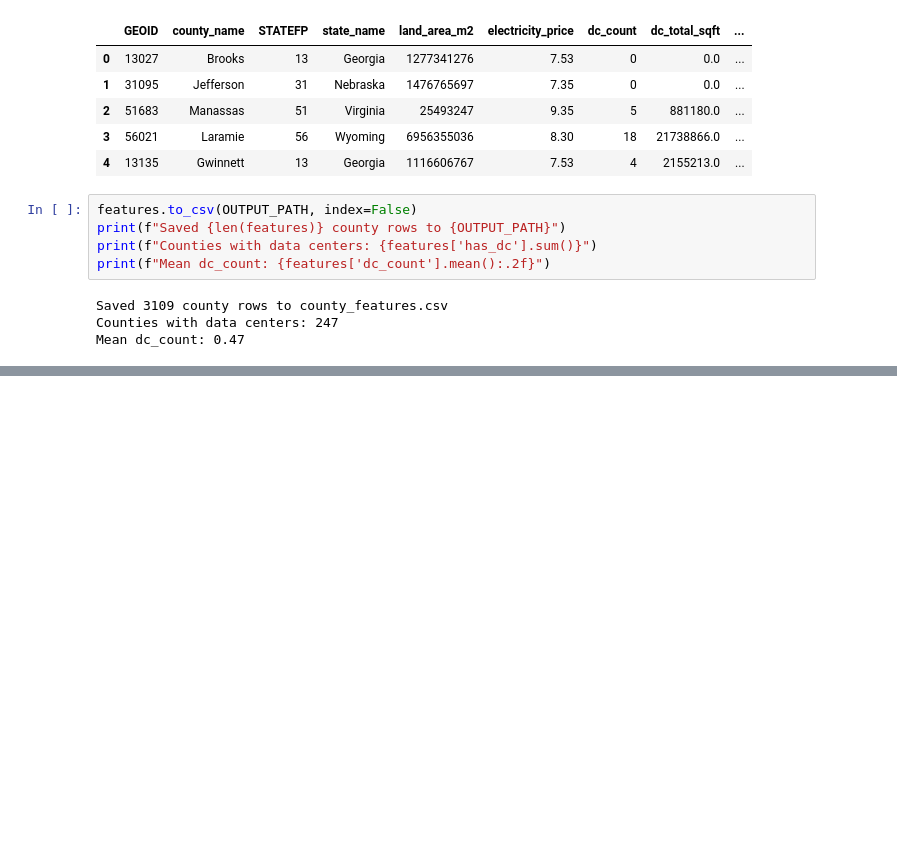
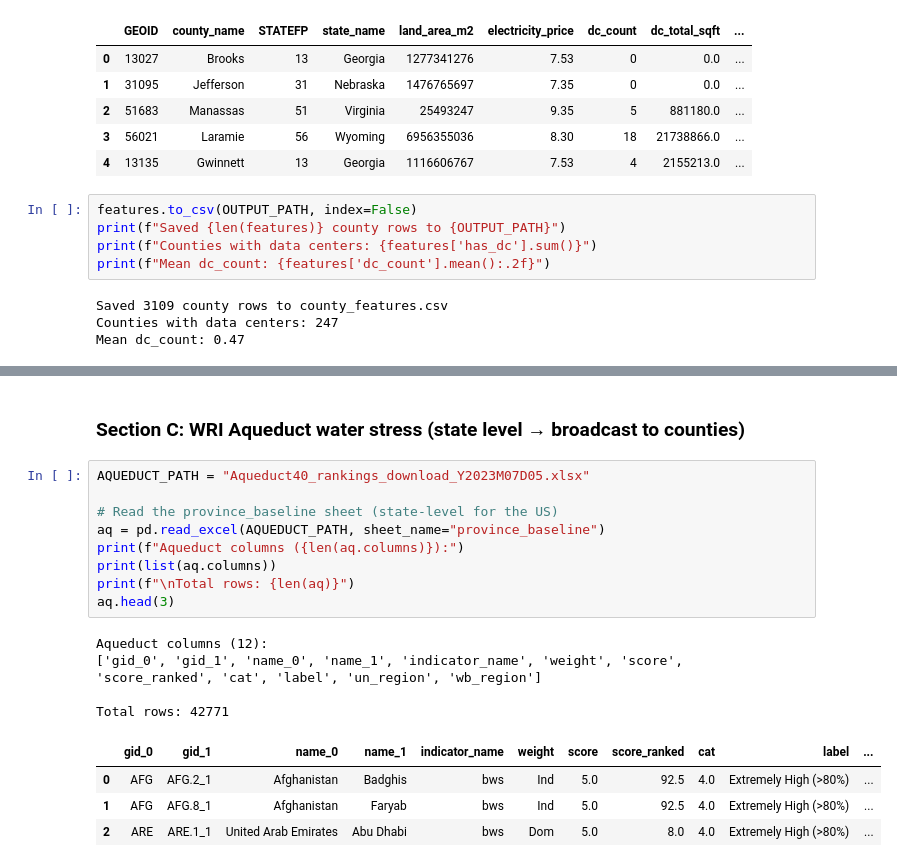
Before and after one commit to dorothykh4/datacenters_for_social_good, a Jupyter notebook: county_features.ipynb, the cells around one changed output, grey strips where cells are left out. Saved outputs shown, nothing was run; the diff lists cells and outputs as text; blank space fills up the shorter version.

```diff
--- a/county_features.ipynb
+++ b/county_features.ipynb
@@ -253,0 +352,20 @@ Mean dc_count: 0.47
+# %% [markdown]
+### Section C: WRI Aqueduct water stress (state level → broadcast to counties)
+# %%
+AQUEDUCT_PATH = "Aqueduct40_rankings_download_Y2023M07D05.xlsx"
+
+# Read the province_baseline sheet (state-level for the US)
+aq = pd.read_excel(AQUEDUCT_PATH, sheet_name="province_baseline")
+print(f"Aqueduct columns ({len(aq.columns)}):")
+print(list(aq.columns))
+print(f"\nTotal rows: {len(aq)}")
+aq.head(3)
+# %% [output]
+Aqueduct columns (12):
+['gid_0', 'gid_1', 'name_0', 'name_1', 'indicator_name', 'weight', 'score', 'score_ranked', 'cat', 'label', 'un_region', 'wb_region']
+
+Total rows: 42771
+|  | gid_0 | gid_1 | name_0 | name_1 | indicator_name | weight | score | score_ranked | cat | label | ... |
+| 0 | AFG | AFG.2_1 | Afghanistan | Badghis | bws | Ind | 5.0 | 92.5 | 4.0 | Extremely High (>80%) | ... |
+| 1 | AFG | AFG.8_1 | Afghanistan | Faryab | bws | Ind | 5.0 | 92.5 | 4.0 | Extremely High (>80%) | ... |
+| 2 | ARE | ARE.1_1 | United Arab Emirates | Abu Dhabi | bws | Dom | 5.0 | 8.0 | 4.0 | Extremely High (>80%) | ... |
```
Also changed, not shown: parts of 10 cells of this notebook, 1 other file.
